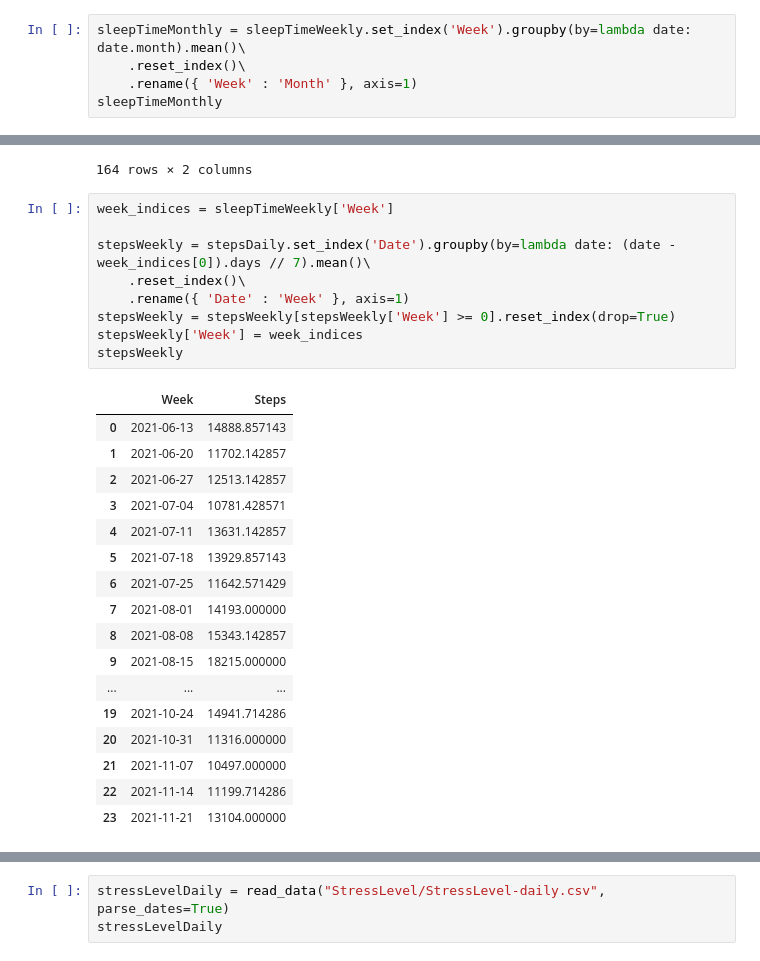
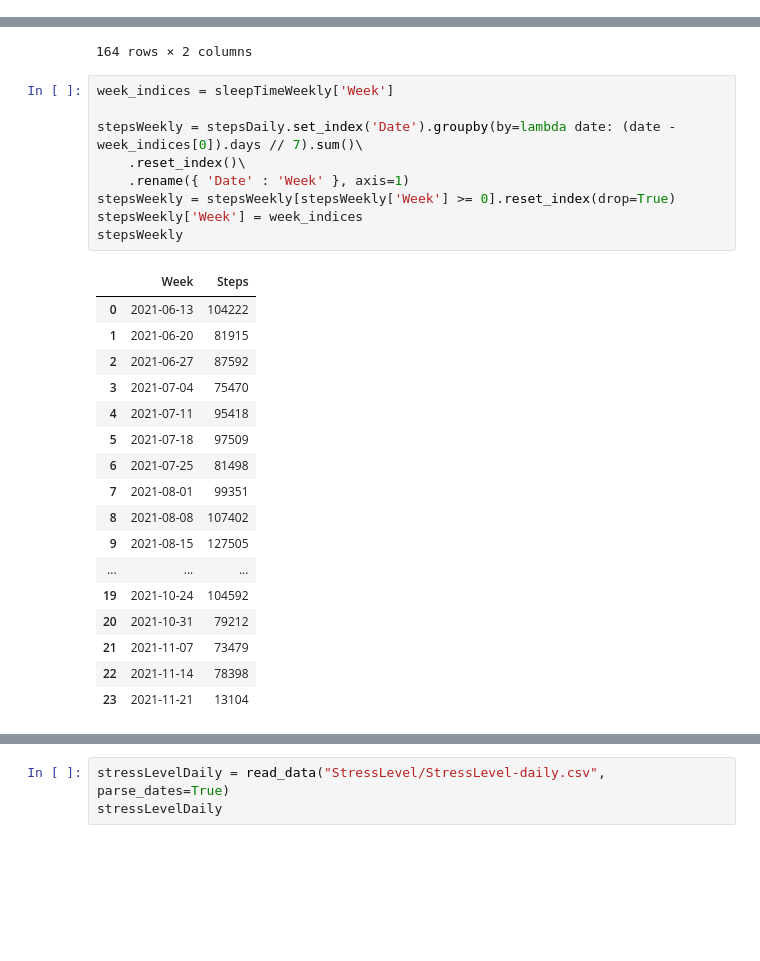
Before and after one commit to jace-kline/math582-finalproject, a Jupyter notebook: clean.ipynb, the cells around one changed output, grey strips where cells are left out. Saved outputs shown, nothing was run; the diff lists cells and outputs as text; blank space fills up the shorter version.

```diff
--- a/clean.ipynb
+++ b/clean.ipynb
@@ -140,8 +142,3 @@ sleepTimeWeekly
 | 21 | 2021-11-07 | 7.9 |
 | 22 | 2021-11-14 | 7.1 |
 | 23 | 2021-11-21 | 8.6 |
-# %%
-sleepTimeMonthly = sleepTimeWeekly.set_index('Week').groupby(by=lambda date: date.month).mean()\
-    .reset_index()\
-    .rename({ 'Week' : 'Month' }, axis=1)
-sleepTimeMonthly
@@ -176,27 +165,27 @@ stepsDaily
 # %%
 week_indices = sleepTimeWeekly['Week']
 
-stepsWeekly = stepsDaily.set_index('Date').groupby(by=lambda date: (date - week_indices[0]).days // 7).mean()\
+stepsWeekly = stepsDaily.set_index('Date').groupby(by=lambda date: (date - week_indices[0]).days // 7).sum()\
     .reset_index()\
     .rename({ 'Date' : 'Week' }, axis=1)
 stepsWeekly = stepsWeekly[stepsWeekly['Week'] >= 0].reset_index(drop=True)
 stepsWeekly['Week'] = week_indices
 stepsWeekly
 # %% [output]
 |  | Week | Steps |
-| 0 | 2021-06-13 | 14888.857143 |
-| 1 | 2021-06-20 | 11702.142857 |
-| 2 | 2021-06-27 | 12513.142857 |
-| 3 | 2021-07-04 | 10781.428571 |
-| 4 | 2021-07-11 | 13631.142857 |
-| 5 | 2021-07-18 | 13929.857143 |
-| 6 | 2021-07-25 | 11642.571429 |
-| 7 | 2021-08-01 | 14193.000000 |
-| 8 | 2021-08-08 | 15343.142857 |
-| 9 | 2021-08-15 | 18215.000000 |
+| 0 | 2021-06-13 | 104222 |
+| 1 | 2021-06-20 | 81915 |
+| 2 | 2021-06-27 | 87592 |
+| 3 | 2021-07-04 | 75470 |
+| 4 | 2021-07-11 | 95418 |
+| 5 | 2021-07-18 | 97509 |
+| 6 | 2021-07-25 | 81498 |
+| 7 | 2021-08-01 | 99351 |
+| 8 | 2021-08-08 | 107402 |
+| 9 | 2021-08-15 | 127505 |
 | ... | ... | ... |
-| 19 | 2021-10-24 | 14941.714286 |
-| 20 | 2021-10-31 | 11316.000000 |
-| 21 | 2021-11-07 | 10497.000000 |
-| 22 | 2021-11-14 | 11199.714286 |
-| 23 | 2021-11-21 | 13104.000000 |
+| 19 | 2021-10-24 | 104592 |
+| 20 | 2021-10-31 | 79212 |
+| 21 | 2021-11-07 | 73479 |
+| 22 | 2021-11-14 | 78398 |
+| 23 | 2021-11-21 | 13104 |
```
Also changed, not shown: parts of 13 cells of this notebook, 5 other files.
